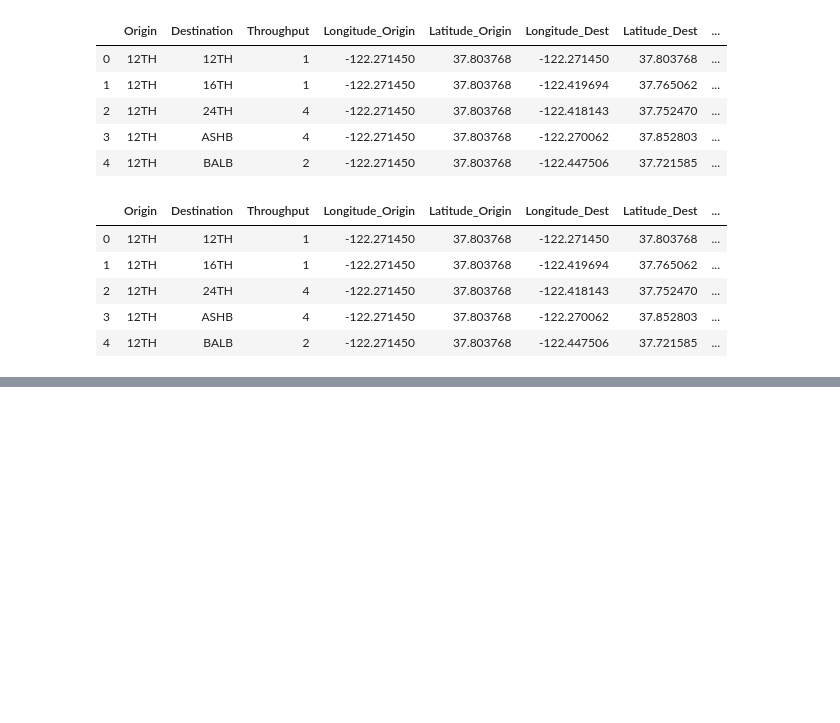
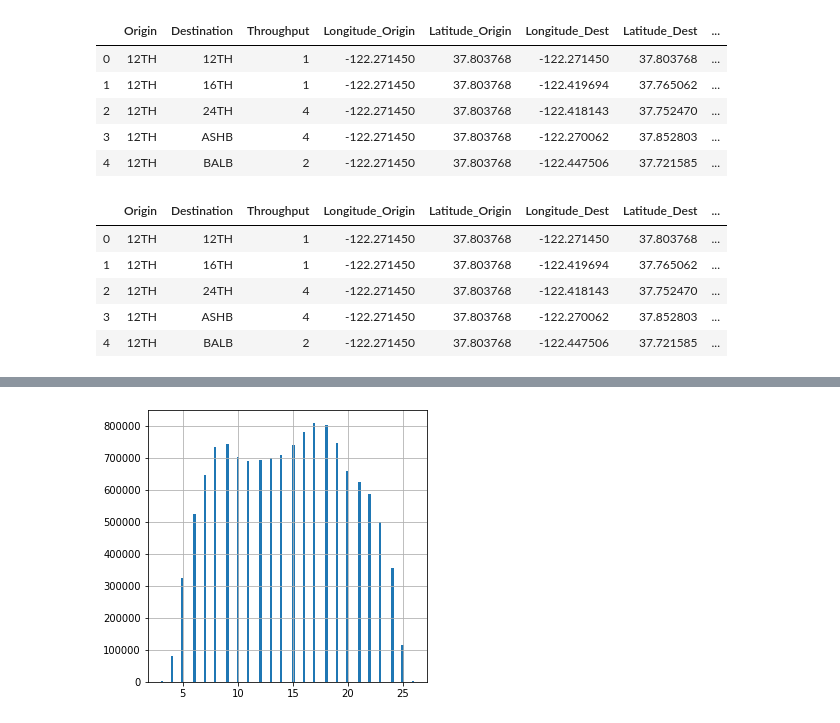
Before and after one commit to miamedra2/Bart_Kaggle-, a Jupyter notebook: BartKaggleProject.ipynb, the cells around one changed output, grey strips where cells are left out. Cells and saved outputs as stored; diff of their text form; code cells hidden in the pictures; blank space fills up the shorter version.

```diff
--- a/BartKaggleProject.ipynb
+++ b/BartKaggleProject.ipynb
@@ -540,0 +598,5 @@ df_recommender.head()
+# %%
+df_recommender['hour'].hist(bins = 100, figsize=[5,5])
+plt.show()
+# %% [output]
+[figure, added]
```
Also changed, not shown: parts of 18 cells of this notebook.
